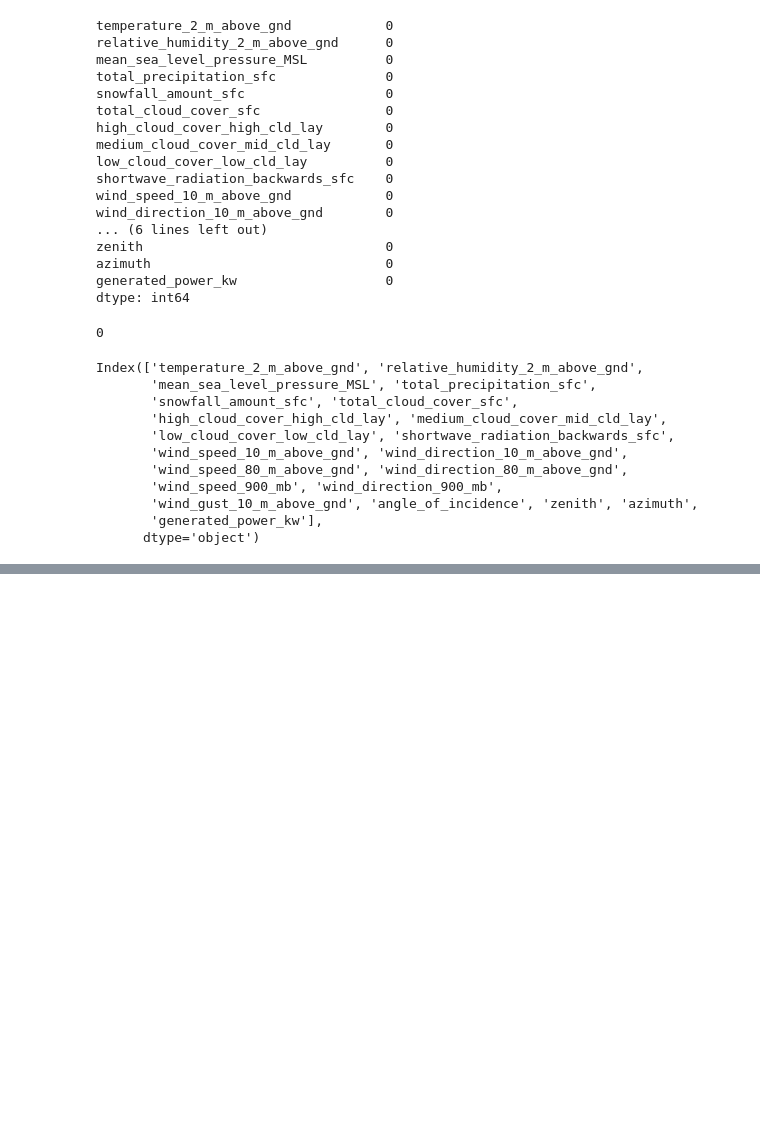
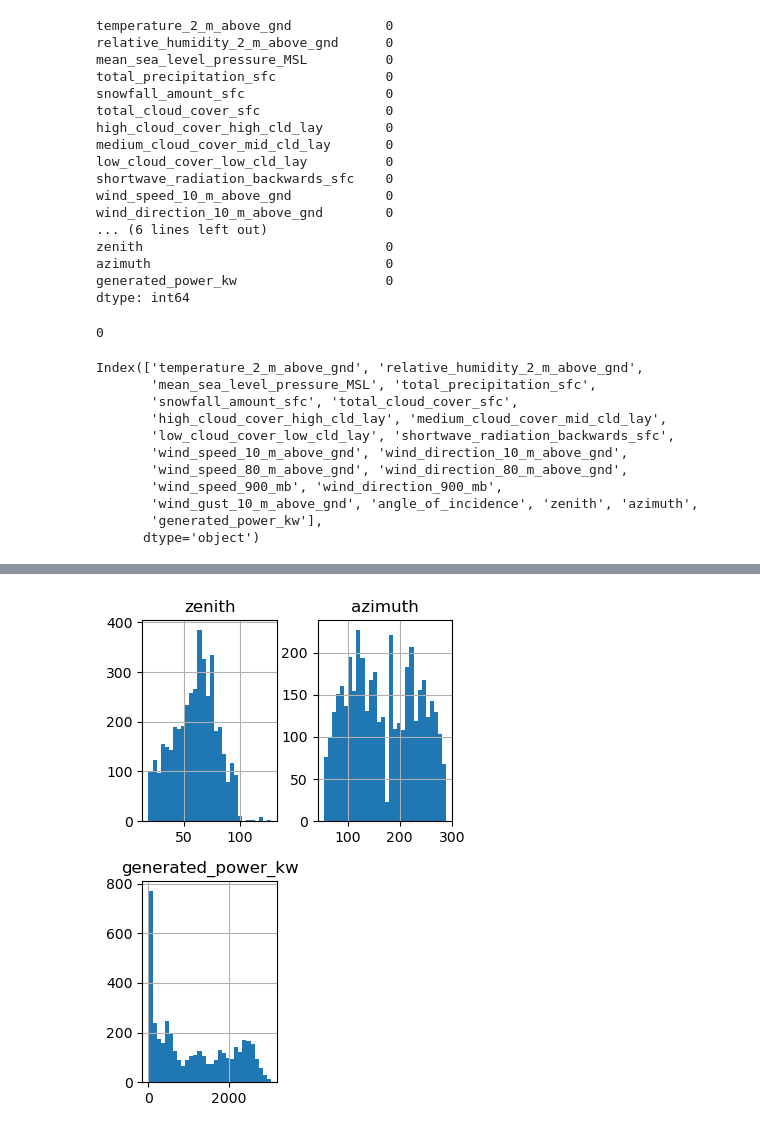
Before and after one commit to Vasu254/Solar-Energy-Forecasting-Using-Linear-Regression, a Jupyter notebook: solarprediction.ipynb, the cells around one changed output, grey strips where cells are left out. Saved outputs shown, nothing was run; the diff lists cells and outputs as text; code cells hidden in the pictures; blank space fills up the shorter version.

```diff
--- a/solarprediction.ipynb
+++ b/solarprediction.ipynb
@@ -95,0 +107,5 @@ NameError: name 'plt' is not defined
+# %%
+df[df.columns[18:21]].hist(bins=30, figsize=(4,6))
+plt.show()
+# %% [output]
+[figure, added]
```
Also changed, not shown: parts of 17 cells of this notebook.
